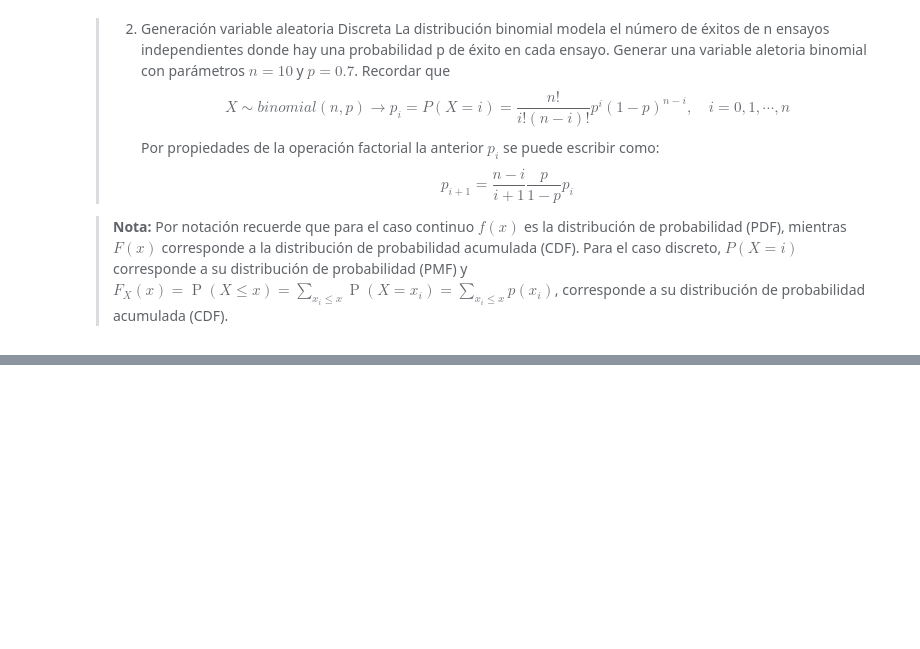
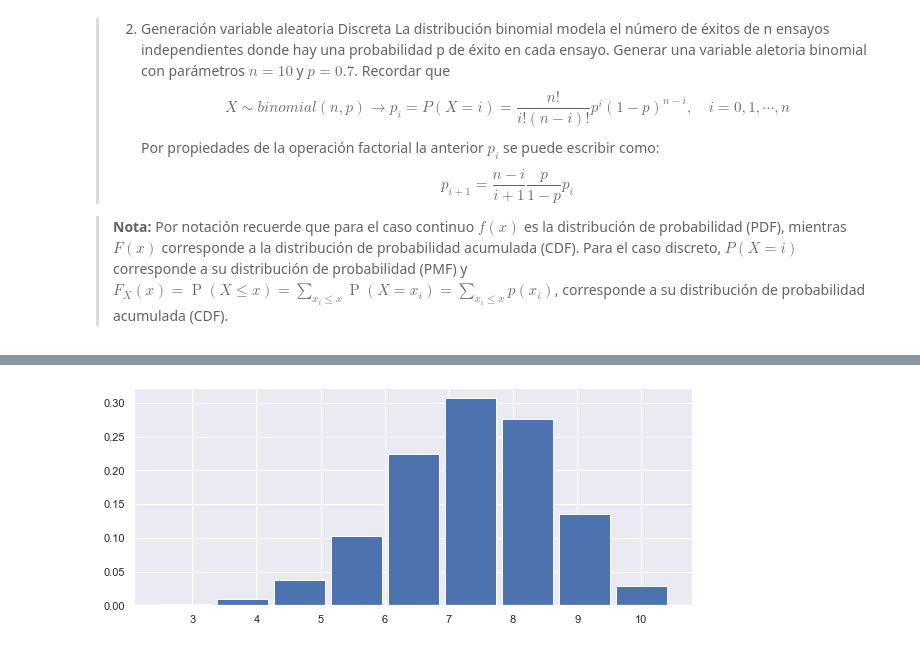
Before and after one commit to afloresfdz/ProyectoConjunto_BIPreciado_AFlores, a Jupyter notebook: T5_BIPreciado_AFlores.ipynb, the cells around one changed output, grey strips where cells are left out. Cells and saved outputs as stored; diff of their text form; code cells hidden in the pictures; blank space fills up the shorter version.

```diff
--- a/T5_BIPreciado_AFlores.ipynb
+++ b/T5_BIPreciado_AFlores.ipynb
@@ -108,0 +132,33 @@ plot_histogram_discrete(distribucion,"Distribución con función propia")
+# %%
+def generador(proba: 'Probabiliad Acumulada de la distribución a generar',
+              indices: 'Valores reales a generar de forma aleatoriamente',
+              N: 'Cantidad de# aleatorios'):
+    U = np.random.rand(N)
+    reales = {i: idx for i, idx in enumerate(indices)}
+    y = pd.Series([sum([1 for p in proba if p < ui]) for ui in U]).map(reales)
+    return y
+# %%
+def histograma(distribucion:'señal de variables aleatorias de un distribución DISCRETA dada'):
+    plt.figure(figsize=[10,4])
+    y, x = np.histogram(distribucion, bins=len(set(distribucion)), density=True)
+    #len(set) muestro # valores diferentes en una distribución
+    plt.bar(x[1:], y)
+    plt.show()
+# %%
+def probabinom(n, p):
+    proba = np.zeros(n)
+    proba[0] = (1 - p)**n
+    def pb(i):
+        nonlocal proba
+        c  = p / (1 - p)
+        proba[i + 1] = (c * (n - i) / (i + 1)) * proba[i]
+
+    [pb(i) for i in range(n - 1)]
+
+    return np.cumsum(proba)
+# %%
+proba_db = probabinom(10, 0.7)
+dist_binom = generador(proba_db, np.arange(0, 10 + 1), 1000)
+histograma(dist_binom)
+# %% [output]
+[figure, added]
```
Also changed, not shown: parts of 11 cells of this notebook.
